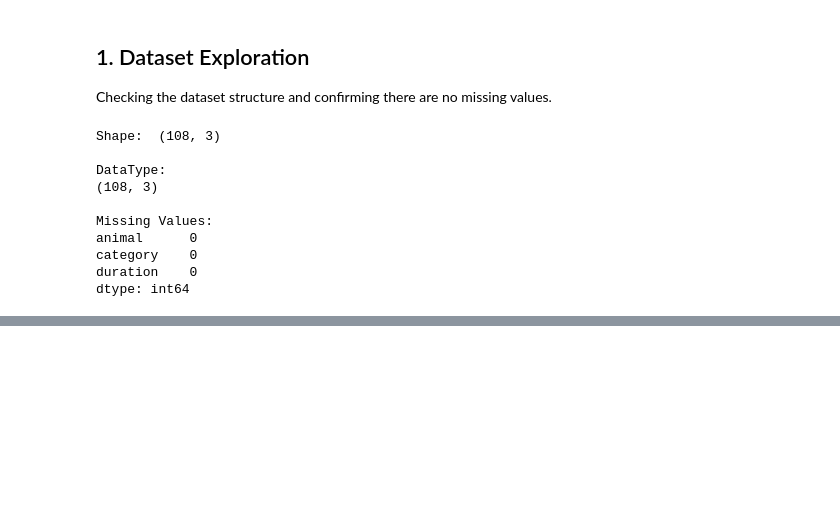
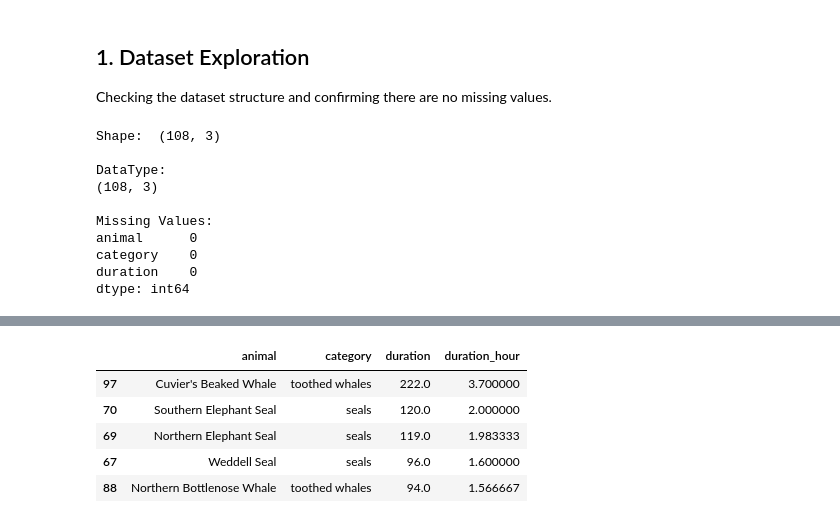
Before and after one commit to dakshita01/data-science-portfolio, a Jupyter notebook: 06-longest-divers/notebook/longest_divers.ipynb, the cells around one changed output, grey strips where cells are left out. Cells and saved outputs as stored; diff of their text form; code cells hidden in the pictures; blank space fills up the shorter version.

```diff
--- a/06-longest-divers/notebook/longest_divers.ipynb
+++ b/06-longest-divers/notebook/longest_divers.ipynb
@@ -51,0 +57,11 @@ dtype: int64
+# %%
+df['duration_hour'] = df['duration'] / 60
+
+df[['animal', 'category', 'duration', 'duration_hour']].sort_values('duration', ascending=False).head()
+# %% [output]
+|  | animal | category | duration | duration_hour |
+| 97 | Cuvier's Beaked Whale | toothed whales | 222.0 | 3.700000 |
+| 70 | Southern Elephant Seal | seals | 120.0 | 2.000000 |
+| 69 | Northern Elephant Seal | seals | 119.0 | 1.983333 |
+| 67 | Weddell Seal | seals | 96.0 | 1.600000 |
+| 88 | Northern Bottlenose Whale | toothed whales | 94.0 | 1.566667 |
```
Also changed, not shown: parts of 5 cells of this notebook, 1 other file.
